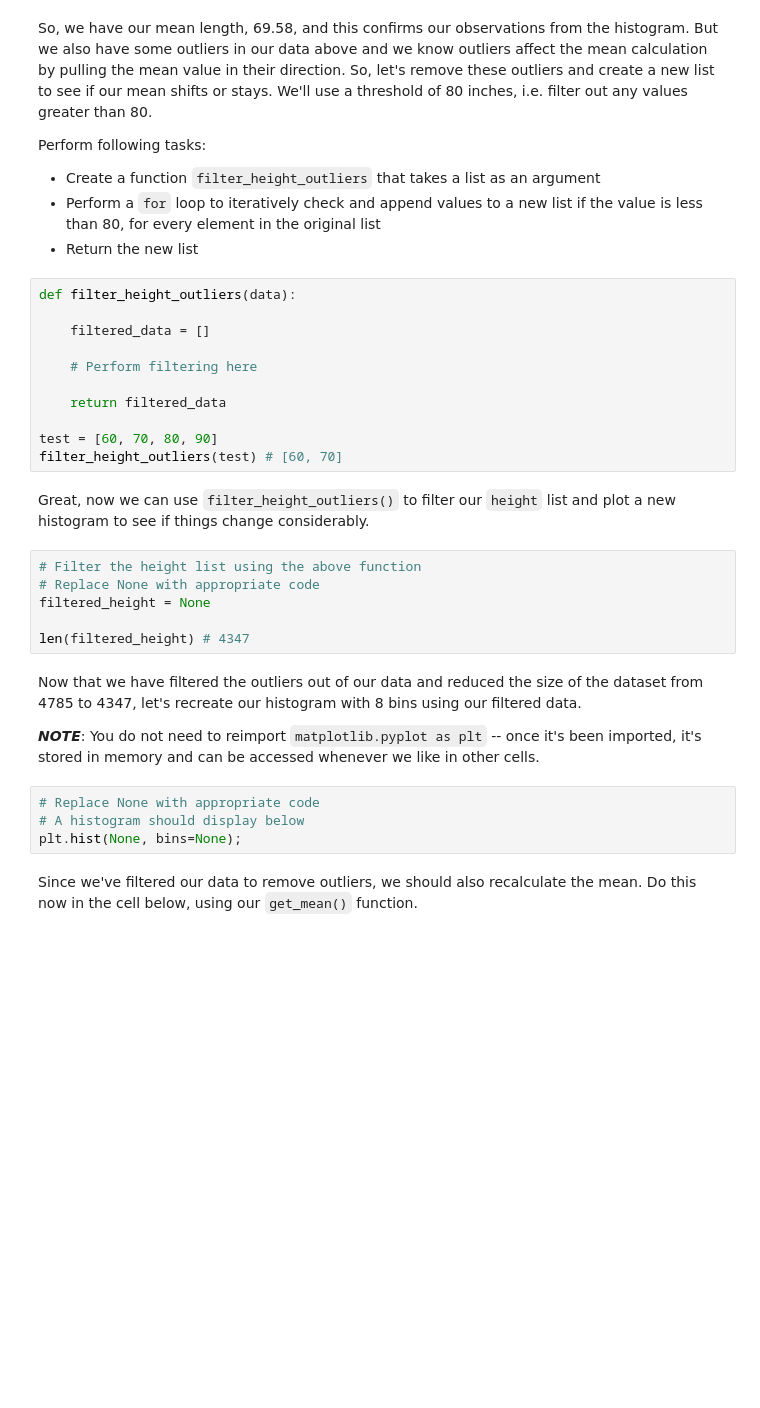
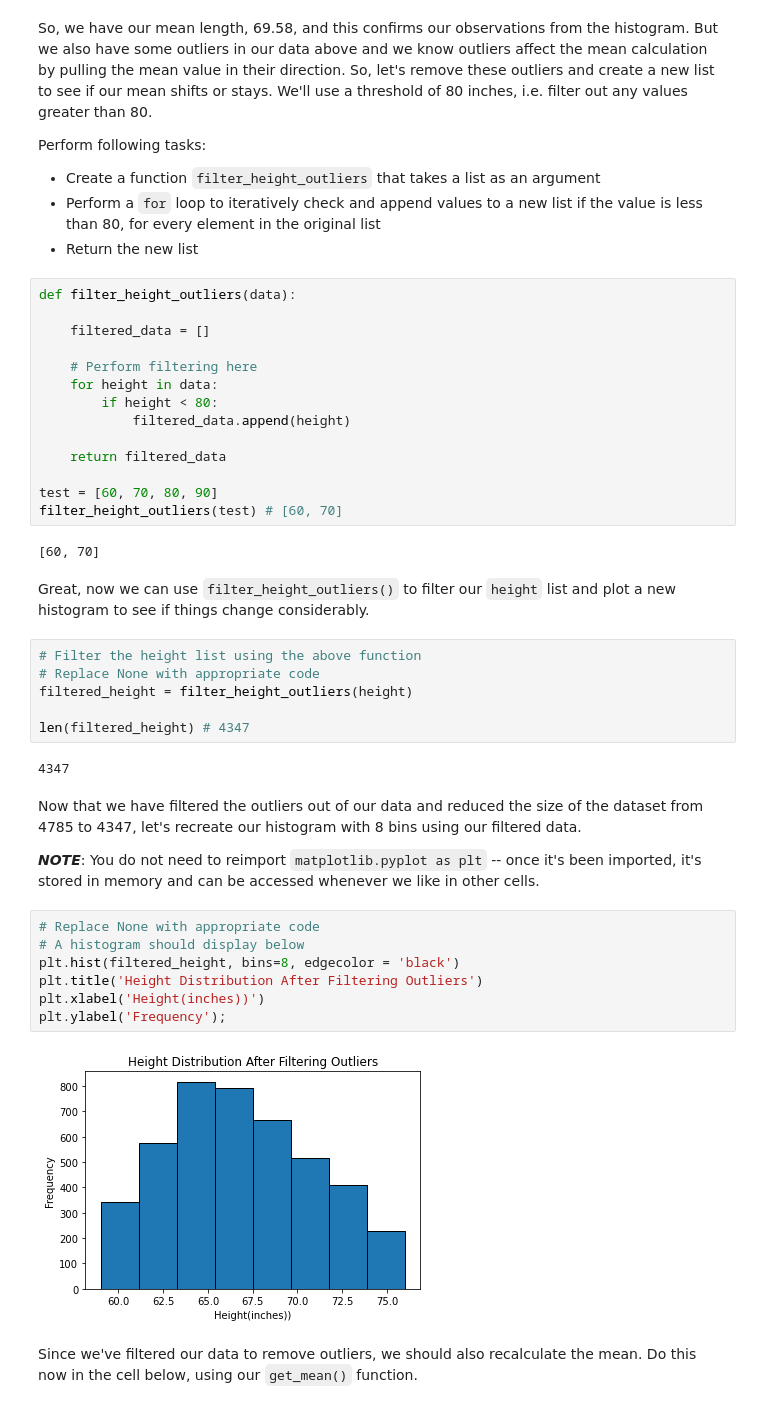
Before and after one commit to nyamburamburu-cloud/dsc-implementing-statistics-with-functions-lab, a Jupyter notebook: index.ipynb, the cells around one changed output. Cells and saved outputs as stored; diff of their text form; blank space fills up the shorter version.

```diff
--- a/index.ipynb
+++ b/index.ipynb
@@ -140,19 +152,26 @@ def filter_height_outliers(data):
     filtered_data = []
 
     # Perform filtering here
+    for height in data:
+        if height < 80:
+            filtered_data.append(height)
 
     return filtered_data
 
 test = [60, 70, 80, 90]
 filter_height_outliers(test) # [60, 70]
+# %% [output]
+[60, 70]
 # %% [markdown]
 Great, now we can use `filter_height_outliers()` to filter our `height` list and plot a new histogram to see if things change considerably.
 # %%
 # Filter the height list using the above function
 # Replace None with appropriate code
-filtered_height = None
+filtered_height = filter_height_outliers(height)
 
 len(filtered_height) # 4347
+# %% [output]
+4347
 # %% [markdown]
 Now that we have filtered the outliers out of our data and reduced the size of the dataset from 4785 to 4347, let's recreate our histogram with 8 bins using our filtered data.
 
@@ -160,7 +179,12 @@ Now that we have filtered the outliers out of our data and reduced the size of t
 # %%
 # Replace None with appropriate code
 # A histogram should display below
-plt.hist(None, bins=None);
+plt.hist(filtered_height, bins=8, edgecolor = 'black')
+plt.title('Height Distribution After Filtering Outliers')
+plt.xlabel('Height(inches))')
+plt.ylabel('Frequency');
+# %% [output]
+[figure, added]
 # %% [markdown]
 Since we've filtered our data to remove outliers, we should also recalculate the mean.  Do this now in the cell below, using our `get_mean()` function.
 # %%
```
Also changed, not shown: parts of 13 cells of this notebook.
